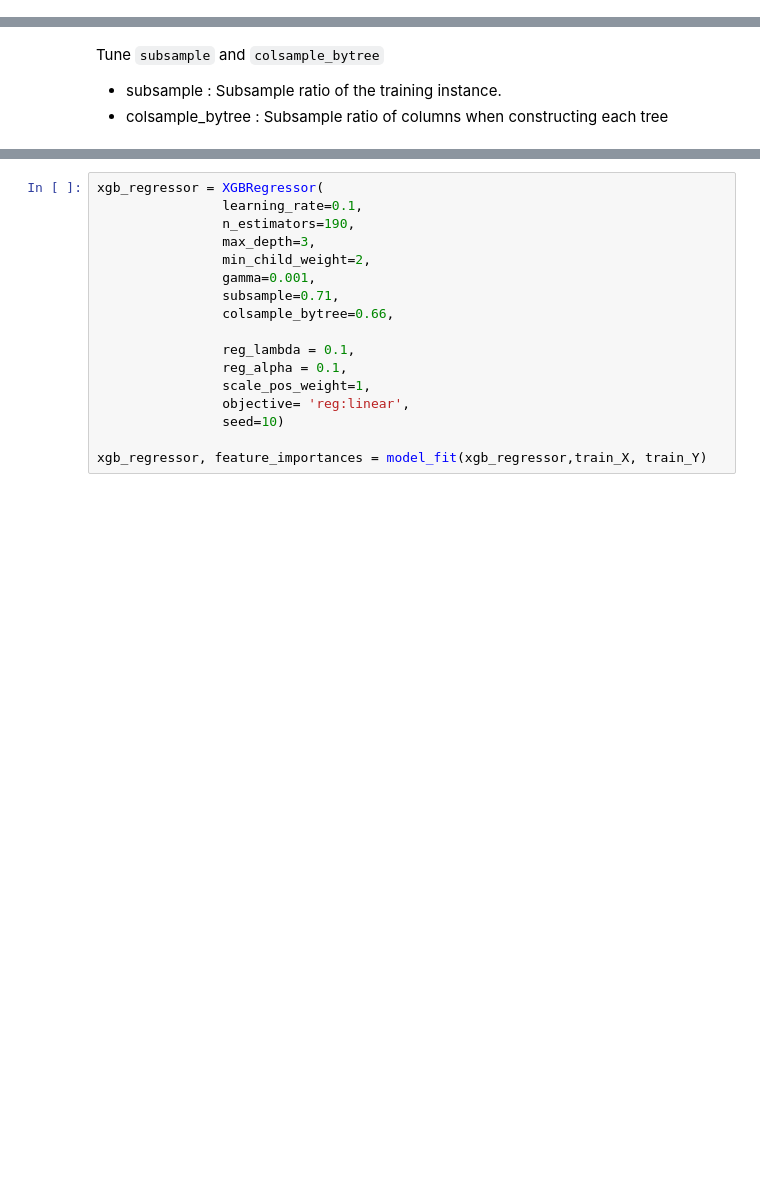
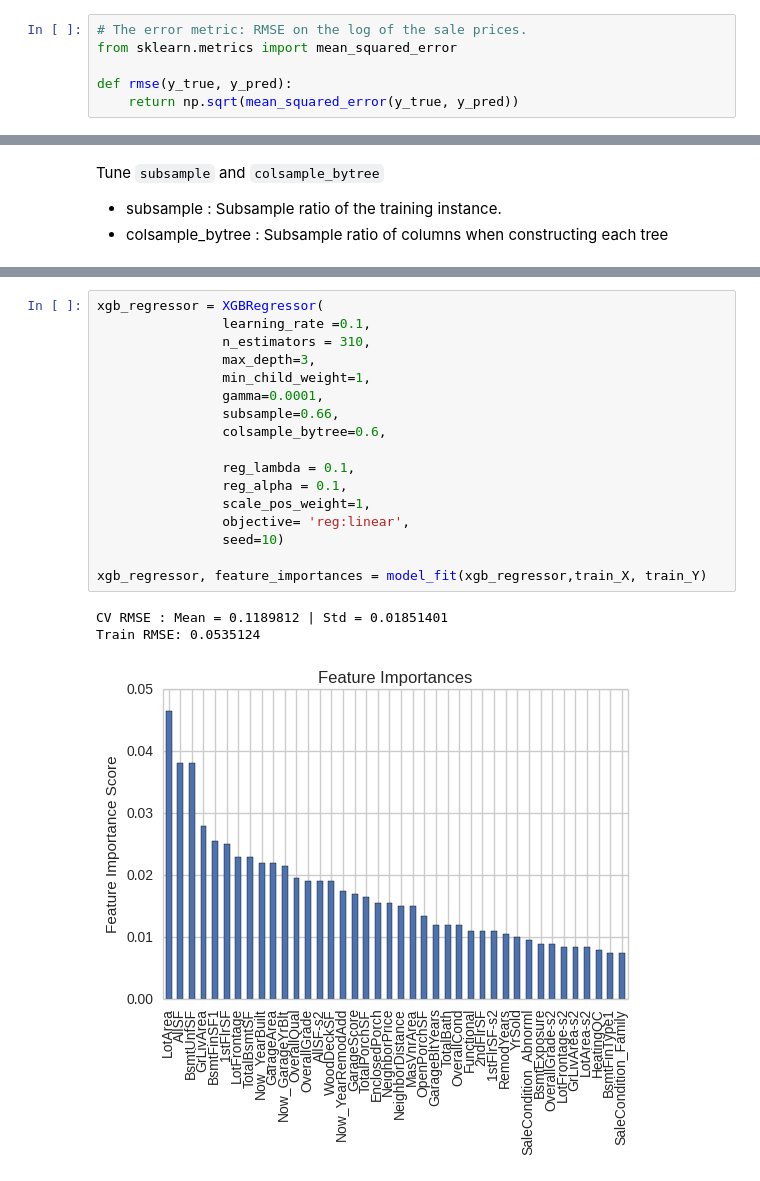
Before and after one commit to SunnyMarkLiu/Kaggle-House-Prices, a Jupyter notebook: XGBoost_and_Parameter_Tuning.ipynb, the cells around one changed output, grey strips where cells are left out. Drawn from its saved outputs; the diff is of its cells as text; blank space fills up the shorter version.

````diff
--- a/XGBoost_and_Parameter_Tuning.ipynb
+++ b/XGBoost_and_Parameter_Tuning.ipynb
@@ -87,4 +96,10 @@ In `XGBRegressor`:
 ```
 class xgboost.XGBRegressor(max_depth=3, learning_rate=0.1, n_estimators=100, silent=True, objective='reg:linear', nthread=-1, gamma=0, min_child_weight=1, max_delta_step=0, subsample=1, colsample_bytree=1, colsample_bylevel=1, reg_alpha=0, reg_lambda=1, scale_pos_weight=1, base_score=0.5, seed=0, missing=None)
 ```
+# %%
+# The error metric: RMSE on the log of the sale prices.
+from sklearn.metrics import mean_squared_error
+
+def rmse(y_true, y_pred):
+    return np.sqrt(mean_squared_error(y_true, y_pred))
 # %%
@@ -326,20 +425,24 @@ print 'min_mean_rmse:', min_mean_rmse
 # %%
 xgb_regressor = XGBRegressor(
-                learning_rate=0.1,
-                n_estimators=190,
+                learning_rate =0.1,
+                n_estimators = 310,
                 max_depth=3,
-                min_child_weight=2,
-                gamma=0.001,
-                subsample=0.71,
-                colsample_bytree=0.66,
+                min_child_weight=1,
+                gamma=0.0001,
+                subsample=0.66,
+                colsample_bytree=0.6,
 
                 reg_lambda = 0.1,
                 reg_alpha = 0.1,
                 scale_pos_weight=1,
                 objective= 'reg:linear',
                 seed=10)
 
 xgb_regressor, feature_importances = model_fit(xgb_regressor,train_X, train_Y)
+# %% [output]
+CV RMSE : Mean = 0.1189812 | Std = 0.01851401
+Train RMSE: 0.0535124
+[figure, added]
 # %%
 param_test2 = {'reg_lambda':common_num_range(0, 0.5, 0.01),
                'reg_alpha':common_num_range(0, 0.5, 0.01)}
````
Also changed, not shown: parts of 22 cells of this notebook, 13 other files.
